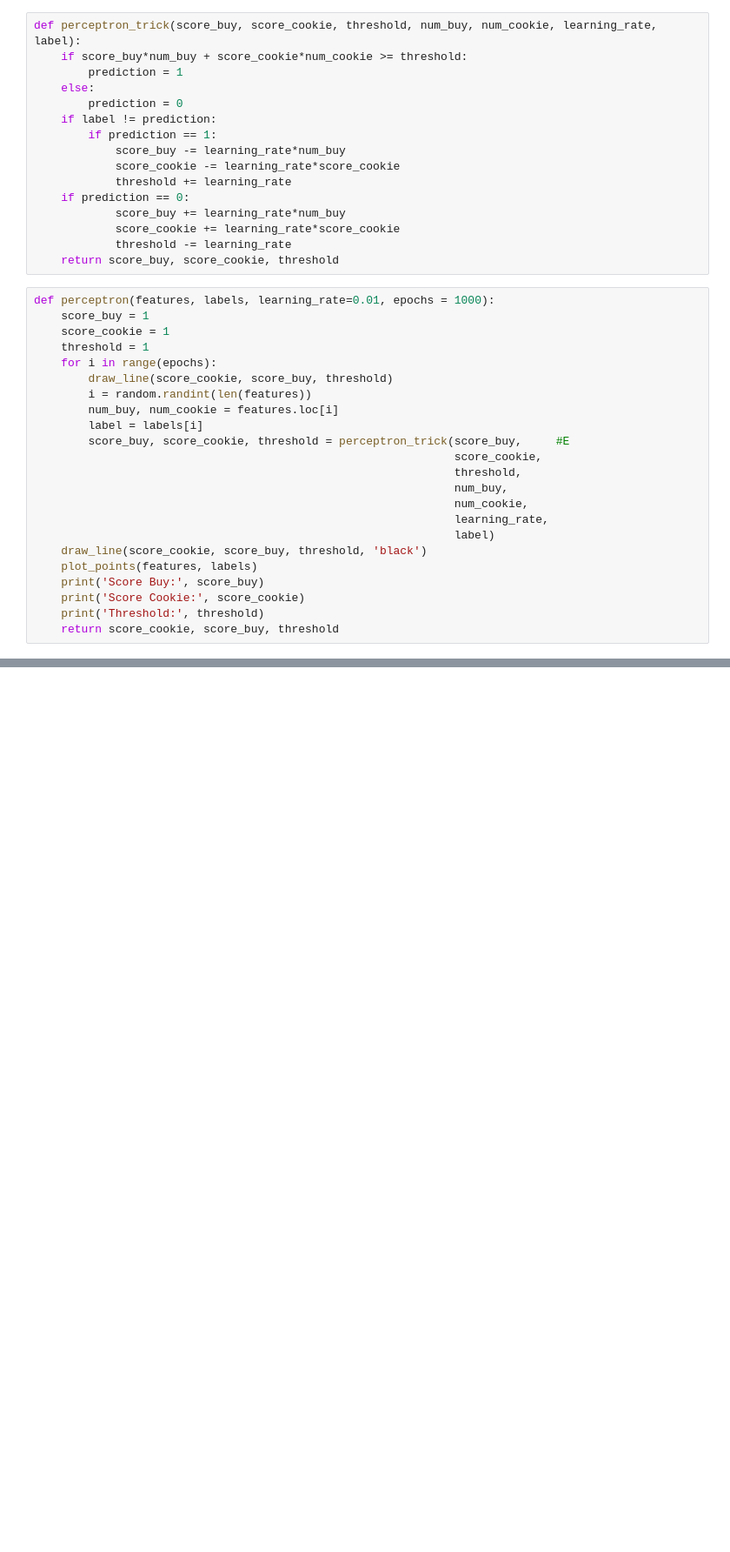
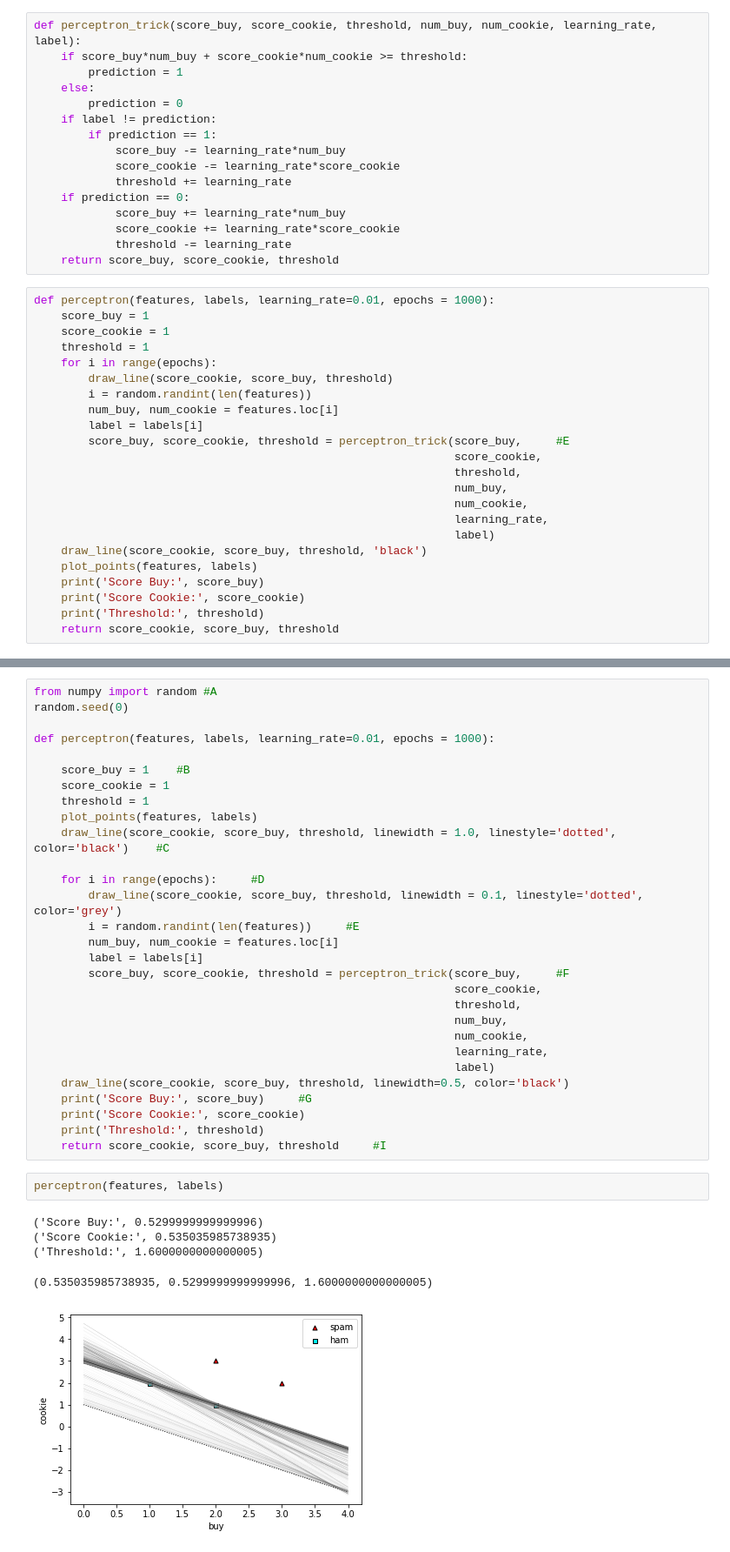
Before and after one commit to luisguiserrano/manning, a Jupyter notebook: Chapter 4 - Perceptron algorithm.ipynb, the cells around one changed output, grey strips where cells are left out. Shown: that part at 87% size. Drawn from its saved outputs; the diff is of its cells as text; blank space fills up the shorter version.

```diff
--- a/Chapter 4 - Perceptron algorithm.ipynb
+++ b/Chapter 4 - Perceptron algorithm.ipynb
@@ -73,0 +106,37 @@ def perceptron(features, labels, learning_rate=0.01, epochs = 1000):
+# %%
+from numpy import random #A
+random.seed(0)
+
+def perceptron(features, labels, learning_rate=0.01, epochs = 1000):
+
+    score_buy = 1    #B
+    score_cookie = 1
+    threshold = 1
+    plot_points(features, labels)
+    draw_line(score_cookie, score_buy, threshold, linewidth = 1.0, linestyle='dotted', color='black')    #C
+
+    for i in range(epochs):     #D
+        draw_line(score_cookie, score_buy, threshold, linewidth = 0.1, linestyle='dotted', color='grey')
+        i = random.randint(len(features))     #E
+        num_buy, num_cookie = features.loc[i]
+        label = labels[i]
+        score_buy, score_cookie, threshold = perceptron_trick(score_buy,     #F
+                                                              score_cookie,
+                                                              threshold,
+                                                              num_buy,
+                                                              num_cookie,
+                                                              learning_rate,
+                                                              label)
+    draw_line(score_cookie, score_buy, threshold, linewidth=0.5, color='black')
+    print('Score Buy:', score_buy)     #G
+    print('Score Cookie:', score_cookie)
+    print('Threshold:', threshold)
+    return score_cookie, score_buy, threshold     #I
+# %%
+perceptron(features, labels)
+# %% [output]
+('Score Buy:', 0.5299999999999996)
+('Score Cookie:', 0.535035985738935)
+('Threshold:', 1.6000000000000005)
+(0.535035985738935, 0.5299999999999996, 1.6000000000000005)
+[figure, added]
```
Also changed, not shown: parts of 5 cells of this notebook, 8 other files.
